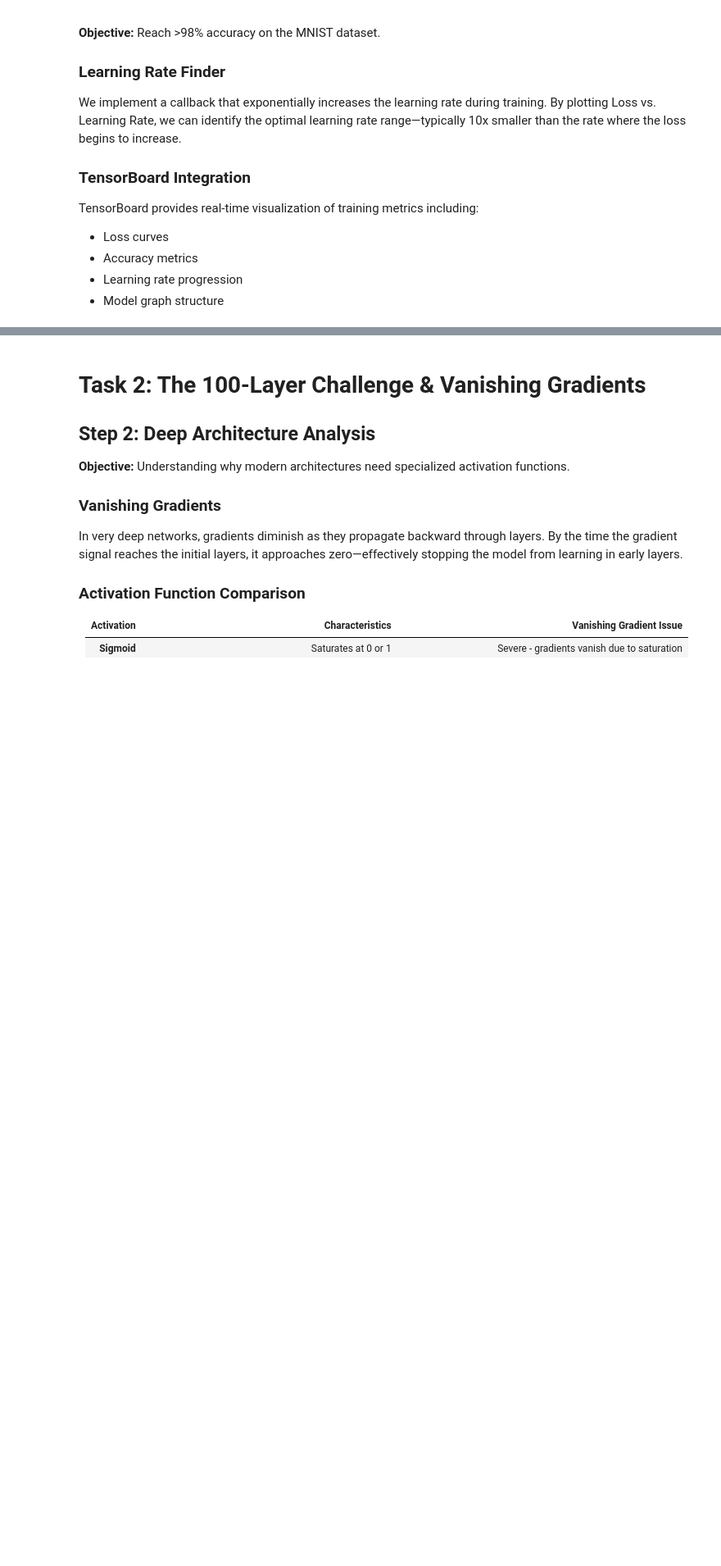
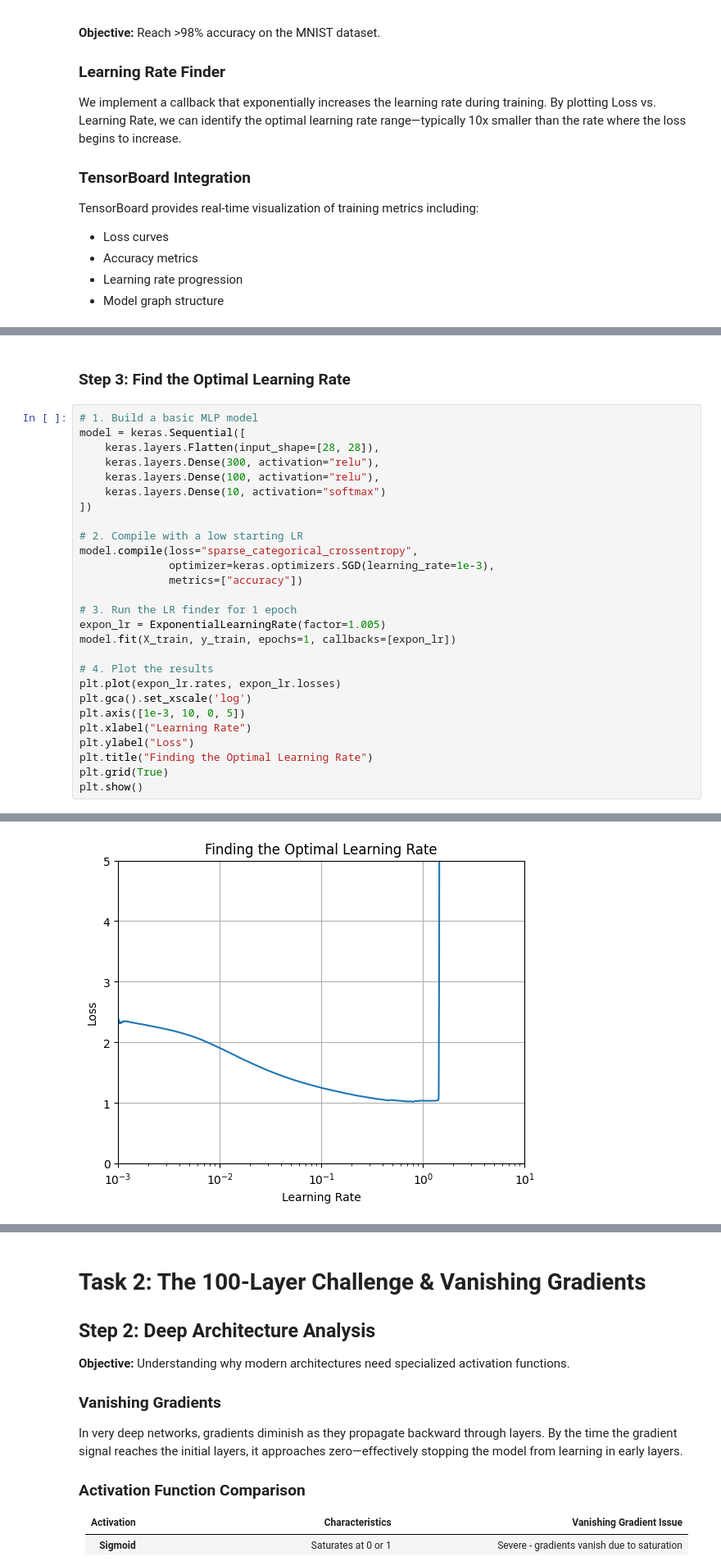
Before and after one commit to MaryWagura/DIL700, a Jupyter notebook: lab3.ipynb, the cells around one changed output, grey strips where cells are left out. Shown at 82% size. Saved outputs shown, nothing was run; the diff lists cells and outputs as text; blank space fills up the shorter version.

```diff
--- a/lab3.ipynb
+++ b/lab3.ipynb
@@ -79,0 +65,30 @@ model.fit(X_train, y_train, epochs=20, validation_data=(X_valid, y_valid), callb
+# %% [markdown]
+### Step 3: Find the Optimal Learning Rate
+# %%
+# 1. Build a basic MLP model
+model = keras.Sequential([
+    keras.layers.Flatten(input_shape=[28, 28]),
+    keras.layers.Dense(300, activation="relu"),
+    keras.layers.Dense(100, activation="relu"),
+    keras.layers.Dense(10, activation="softmax")
+])
+
+# 2. Compile with a low starting LR
+model.compile(loss="sparse_categorical_crossentropy",
+              optimizer=keras.optimizers.SGD(learning_rate=1e-3),
+              metrics=["accuracy"])
+
+# 3. Run the LR finder for 1 epoch
+expon_lr = ExponentialLearningRate(factor=1.005)
+model.fit(X_train, y_train, epochs=1, callbacks=[expon_lr])
+
+# 4. Plot the results
+plt.plot(expon_lr.rates, expon_lr.losses)
+plt.gca().set_xscale('log')
+plt.axis([1e-3, 10, 0, 5])
+plt.xlabel("Learning Rate")
+plt.ylabel("Loss")
+plt.title("Finding the Optimal Learning Rate")
+plt.grid(True)
+plt.show()
+# %% [output]
@@ -79,0 +96 @@ model.fit(X_train, y_train, epochs=20, validation_data=(X_valid, y_valid), callb
+[figure, added]
```
Also changed, not shown: parts of 9 cells of this notebook, 4 other files.
